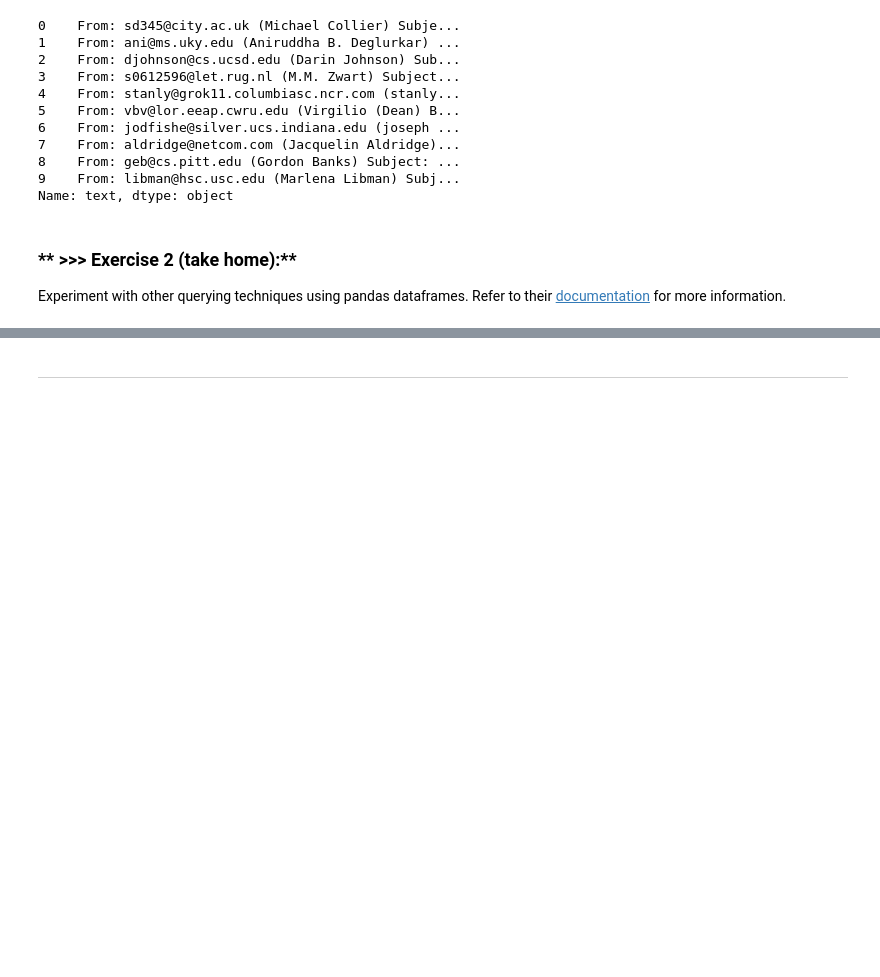
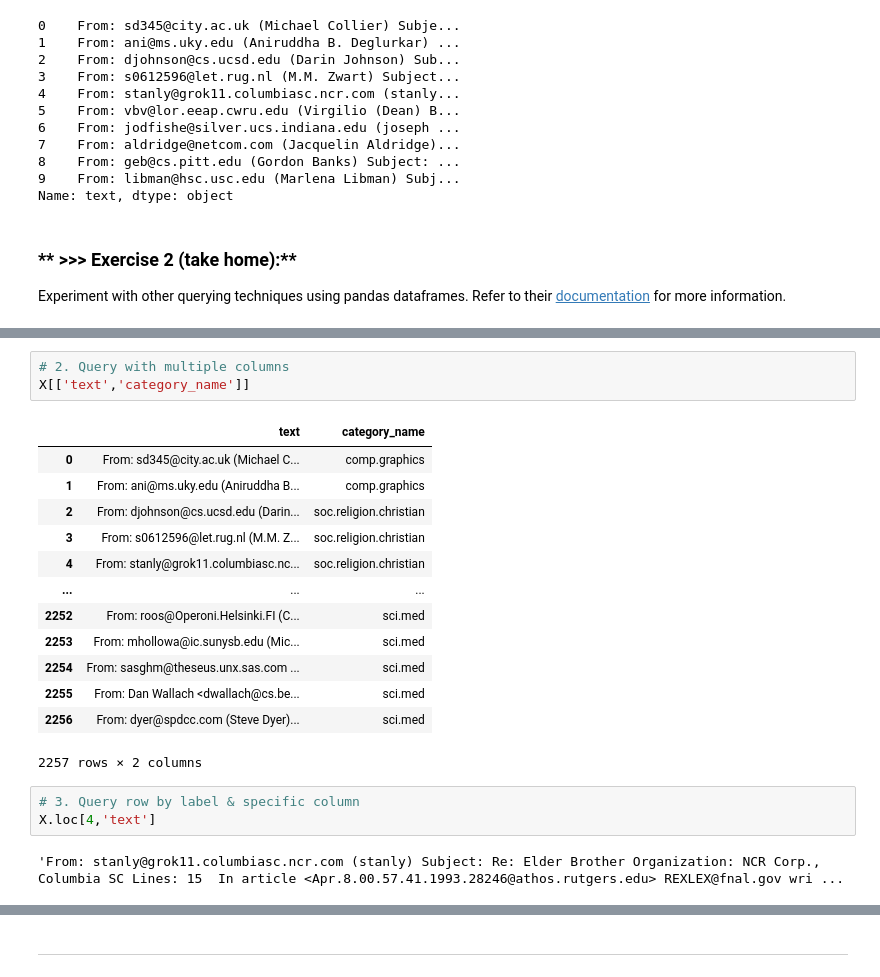
Before and after one commit to edwinsanjaya/DM2022-Lab1-Master, a Jupyter notebook: DM2022-Lab1-Master.ipynb, the cells around one changed output, grey strips where cells are left out. Cells and saved outputs as stored; diff of their text form; blank space fills up the shorter version.

```diff
--- a/DM2022-Lab1-Master.ipynb
+++ b/DM2022-Lab1-Master.ipynb
@@ -363,0 +383,22 @@ Experiment with other querying techniques using pandas dataframes. Refer to thei
+# %%
+# 2. Query with multiple columns
+X[['text','category_name']]
+# %% [output]
+|  | text | category_name |
+| 0 | From: sd345@city.ac.uk (Michael C... | comp.graphics |
+| 1 | From: ani@ms.uky.edu (Aniruddha B... | comp.graphics |
+| 2 | From: djohnson@cs.ucsd.edu (Darin... | soc.religion.christian |
+| 3 | From: s0612596@let.rug.nl (M.M. Z... | soc.religion.christian |
+| 4 | From: stanly@grok11.columbiasc.nc... | soc.religion.christian |
+| ... | ... | ... |
+| 2252 | From: roos@Operoni.Helsinki.FI (C... | sci.med |
+| 2253 | From: mhollowa@ic.sunysb.edu (Mic... | sci.med |
+| 2254 | From: sasghm@theseus.unx.sas.com ... | sci.med |
+| 2255 | From: Dan Wallach <dwallach@cs.be... | sci.med |
+| 2256 | From: dyer@spdcc.com (Steve Dyer)... | sci.med |
+2257 rows × 2 columns
+# %%
+# 3. Query row by label & specific column
+X.loc[4,'text']
+# %% [output]
+'From: stanly@grok11.columbiasc.ncr.com (stanly) Subject: Re: Elder Brother Organization: NCR Corp., Columbia SC Lines: 15  In article <Apr.8.00.57.41.1993.28246@athos.rutgers.edu> REXLEX@fnal.gov wri ...
```
Also changed, not shown: parts of 5 cells of this notebook.
